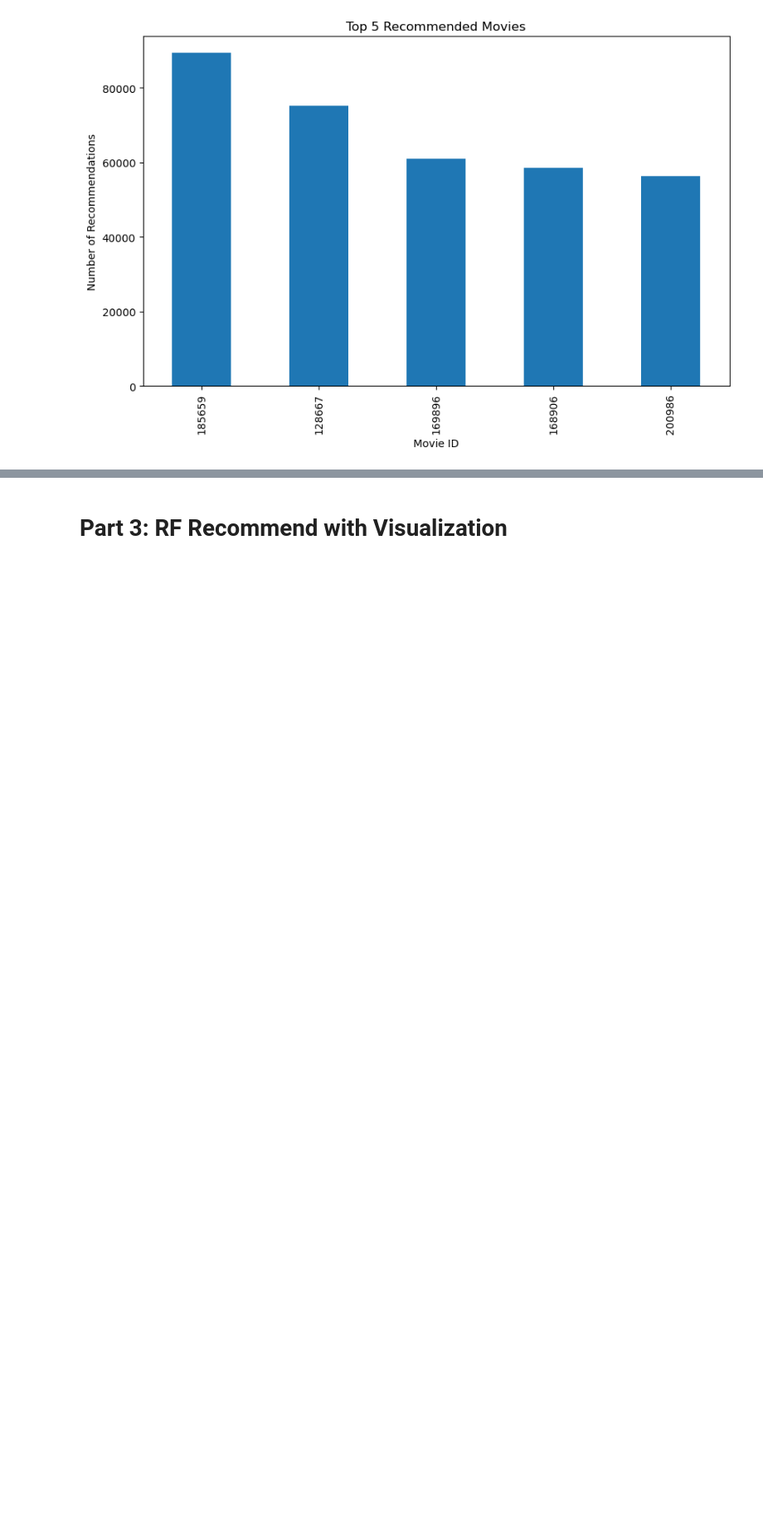
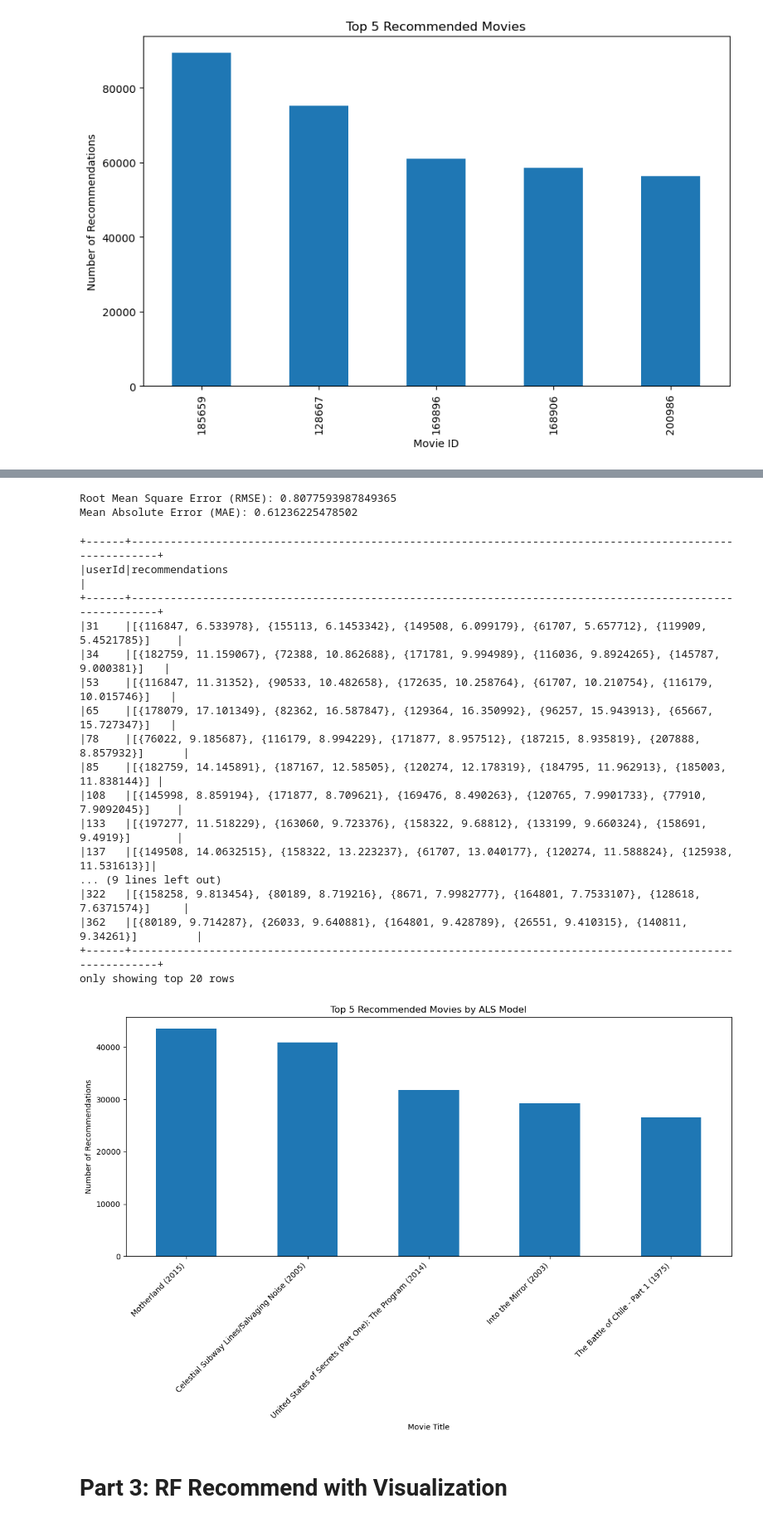
Before and after one commit to Data-Insignt/CineSpark-Insights, a Jupyter notebook: experiment.ipynb, the cells around one changed output, grey strips where cells are left out. Shown at 83% size. Saved outputs shown, nothing was run; the diff lists cells and outputs as text; code cells hidden in the pictures; blank space fills up the shorter version.

```diff
--- a/experiment.ipynb
+++ b/experiment.ipynb
@@ -231,3 +231,60 @@ Best RMSE: inf
 +------+----------------------------------------------------------------------------------------------------------+
 only showing top 20 rows
 [figure]
+# %%
+def als_recommend_best(spark, ratings_df):
+    """
+    Performs movie recommendations using the ALS (Alternating Least Squares) model with optimal parameters.
+
+    Args:
+    spark (SparkSession): SparkSession object for DataFrame operations.
+    ratings_df (DataFrame): The DataFrame containing movie ratings.
+    """
+
+    # Split the dataset into training and test sets
+    (training, test) = ratings_df.randomSplit([0.7, 0.3])
+
+    # Define multiple evaluators
+    rmse_evaluator = RegressionEvaluator(metricName="rmse", labelCol="rating", predictionCol="prediction")
+    mae_evaluator = RegressionEvaluator(metricName="mae", labelCol="rating", predictionCol="prediction")
+
+    # Create an ALS model
+    als = ALS(rank=10,maxIter=10, regParam=0.01, userCol="userId", itemCol="movieId", ratingCol="rating", coldStartStrategy="drop")
+
+    # Fit ALS model on training data
+    model = als.fit(training)
+
+    # Evaluate the model on test data
+    predictions = model.transform(test)
+    rmse = rmse_evaluator.evaluate(predictions)
+    mae = mae_evaluator.evaluate(predictions)
+    print(f"Root Mean Square Error (RMSE): {rmse}")
+    print(f"Mean Absolute Error (MAE): {mae}")
+
+    # Generate top 5 movie recommendations for each user using the best model
+    recommendations = model.recommendForAllUsers(5)
+    recommendations.show(truncate=False)
+
+    # Prepare data for visualization
+    recs_exploded = recommendations.withColumn("rec_exp", explode("recommendations")).select("userId", col("rec_exp.movieId"), col("rec_exp.rating"))
+    movies_df = spark.read.csv("dataset/movies.csv", header=True, inferSchema=True)    # Movies: movieId, title, genres
+    recs_joined = recs_exploded.join(movies_df, "movieId").select("userId", "title", "rating")
+    recs_pd = recs_joined.toPandas()
+
+    # Count the number of recommendations for each movie and get the top 5
+    top_movies = recs_pd['title'].value_counts().head(5)
+
+    # Plotting the number of times each movie is recommended using the movie titles
+    plt.figure(figsize=(12, 8))
+    top_movies.plot(kind='bar')
+    plt.xlabel('Movie Title')  # Changed from 'Movie ID' to 'Movie Title'
+    plt.ylabel('Number of Recommendations')
+    plt.title('Top 5 Recommended Movies by ALS Model')
+    plt.xticks(rotation=45, ha='right')  # Rotate the x-axis labels for better readability
+    plt.tight_layout()  # Adjust the layout to fit the labels
+    plt.show()
+    plt.close()
+
+
+als_recommend_best(spark, ratings_df)
+# %% [output]
@@ -234,3 +292,23 @@ only showing top 20 rows
+Root Mean Square Error (RMSE): 0.8077593987849365
+Mean Absolute Error (MAE): 0.61236225478502
++------+---------------------------------------------------------------------------------------------------------+
+|userId|recommendations                                                                                          |
++------+---------------------------------------------------------------------------------------------------------+
+|31    |[{116847, 6.533978}, {155113, 6.1453342}, {149508, 6.099179}, {61707, 5.657712}, {119909, 5.4521785}]    |
+|34    |[{182759, 11.159067}, {72388, 10.862688}, {171781, 9.994989}, {116036, 9.8924265}, {145787, 9.000381}]   |
+|53    |[{116847, 11.31352}, {90533, 10.482658}, {172635, 10.258764}, {61707, 10.210754}, {116179, 10.015746}]   |
+|65    |[{178079, 17.101349}, {82362, 16.587847}, {129364, 16.350992}, {96257, 15.943913}, {65667, 15.727347}]   |
+|78    |[{76022, 9.185687}, {116179, 8.994229}, {171877, 8.957512}, {187215, 8.935819}, {207888, 8.857932}]      |
+|85    |[{182759, 14.145891}, {187167, 12.58505}, {120274, 12.178319}, {184795, 11.962913}, {185003, 11.838144}] |
+|108   |[{145998, 8.859194}, {171877, 8.709621}, {169476, 8.490263}, {120765, 7.9901733}, {77910, 7.9092045}]    |
+|133   |[{197277, 11.518229}, {163060, 9.723376}, {158322, 9.68812}, {133199, 9.660324}, {158691, 9.4919}]       |
+|137   |[{149508, 14.0632515}, {158322, 13.223237}, {61707, 13.040177}, {120274, 11.588824}, {125938, 11.531613}]|
+... (9 lines left out)
+|322   |[{158258, 9.813454}, {80189, 8.719216}, {8671, 7.9982777}, {164801, 7.7533107}, {128618, 7.6371574}]     |
+|362   |[{80189, 9.714287}, {26033, 9.640881}, {164801, 9.428789}, {26551, 9.410315}, {140811, 9.34261}]         |
++------+---------------------------------------------------------------------------------------------------------+
+only showing top 20 rows
+[figure, added]
 # %% [markdown]
 # Part 3: RF Recommend with Visualization
 # %%
```
Also changed, not shown: parts of 1 cell of this notebook.
